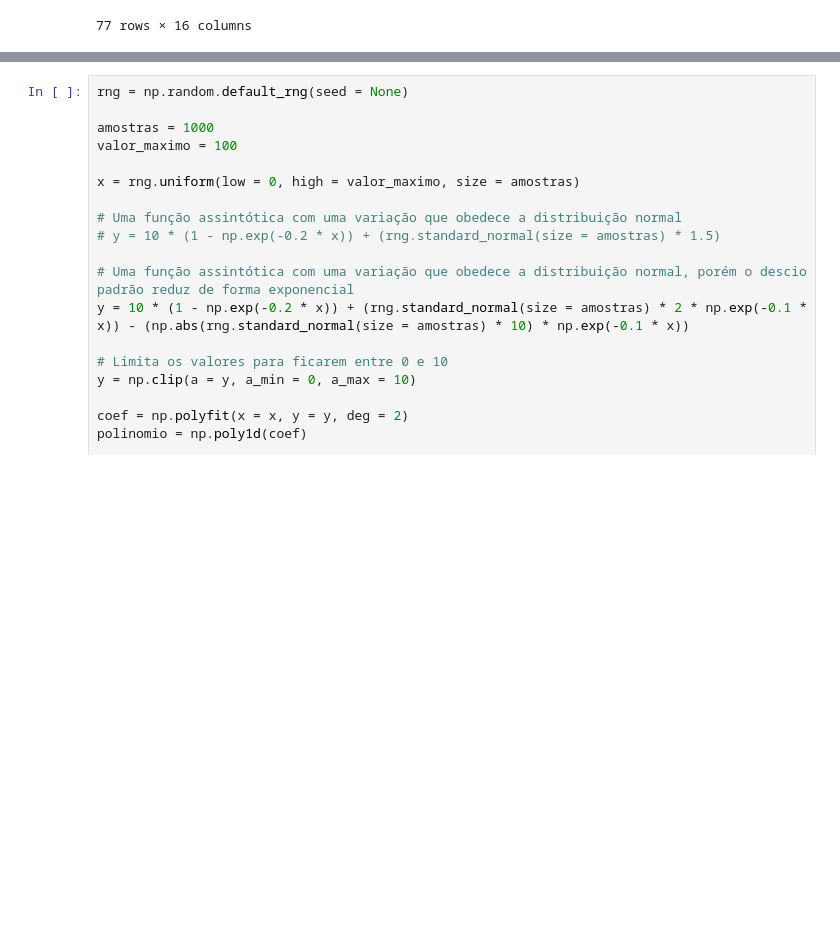
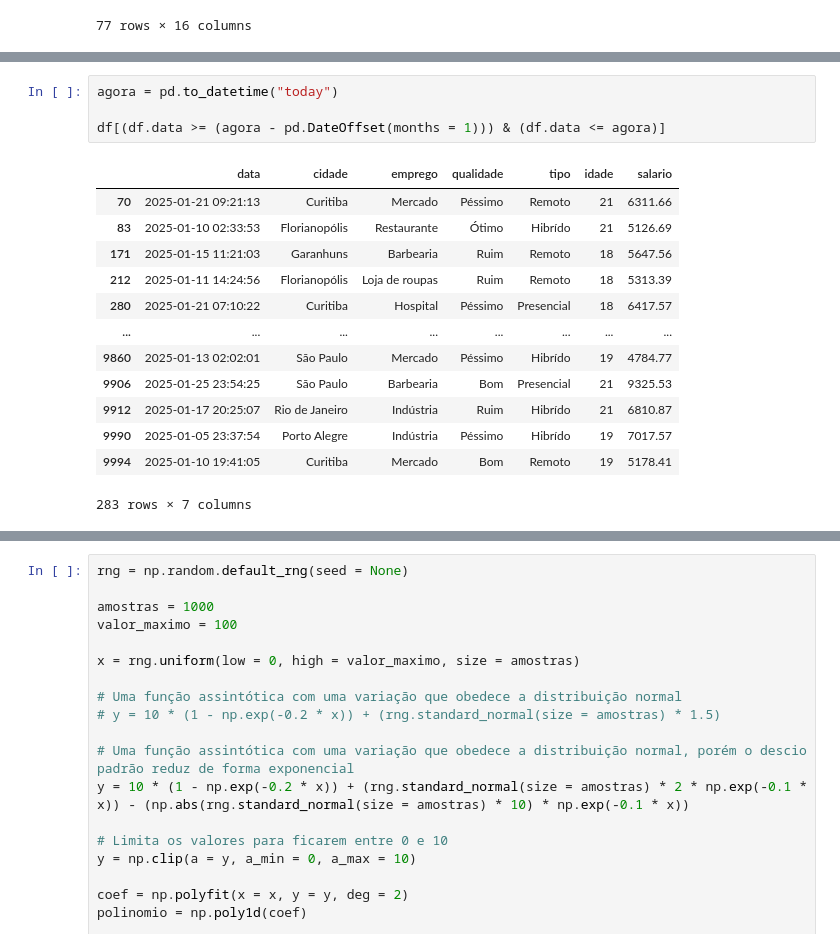
Before and after one commit to AriBarrosFilho/Aprendendo_Python, a Jupyter notebook: teste.ipynb, the cells around one changed output, grey strips where cells are left out. Saved outputs shown, nothing was run; the diff lists cells and outputs as text; blank space fills up the shorter version.

```diff
--- a/teste.ipynb
+++ b/teste.ipynb
@@ -281 +236,19 @@ print(df.shape)
 (10000, 7)
+# %%
+agora = pd.to_datetime("today")
+
+df[(df.data >= (agora - pd.DateOffset(months = 1))) & (df.data <= agora)]
+# %% [output]
+|  | data | cidade | emprego | qualidade | tipo | idade | salario |
+| 70 | 2025-01-21 09:21:13 | Curitiba | Mercado | Péssimo | Remoto | 21 | 6311.66 |
+| 83 | 2025-01-10 02:33:53 | Florianopólis | Restaurante | Ótimo | Hibrído | 21 | 5126.69 |
+| 171 | 2025-01-15 11:21:03 | Garanhuns | Barbearia | Ruim | Remoto | 18 | 5647.56 |
+| 212 | 2025-01-11 14:24:56 | Florianopólis | Loja de roupas | Ruim | Remoto | 18 | 5313.39 |
+| 280 | 2025-01-21 07:10:22 | Curitiba | Hospital | Péssimo | Presencial | 18 | 6417.57 |
+| ... | ... | ... | ... | ... | ... | ... | ... |
+| 9860 | 2025-01-13 02:02:01 | São Paulo | Mercado | Péssimo | Hibrído | 19 | 4784.77 |
+| 9906 | 2025-01-25 23:54:25 | São Paulo | Barbearia | Bom | Presencial | 21 | 9325.53 |
+| 9912 | 2025-01-17 20:25:07 | Rio de Janeiro | Indústria | Ruim | Hibrído | 21 | 6810.87 |
+| 9990 | 2025-01-05 23:37:54 | Porto Alegre | Indústria | Péssimo | Hibrído | 19 | 7017.57 |
+| 9994 | 2025-01-10 19:41:05 | Curitiba | Mercado | Bom | Remoto | 19 | 5178.41 |
+283 rows × 7 columns
```
Also changed, not shown: parts of 11 cells of this notebook, 2 other files.
